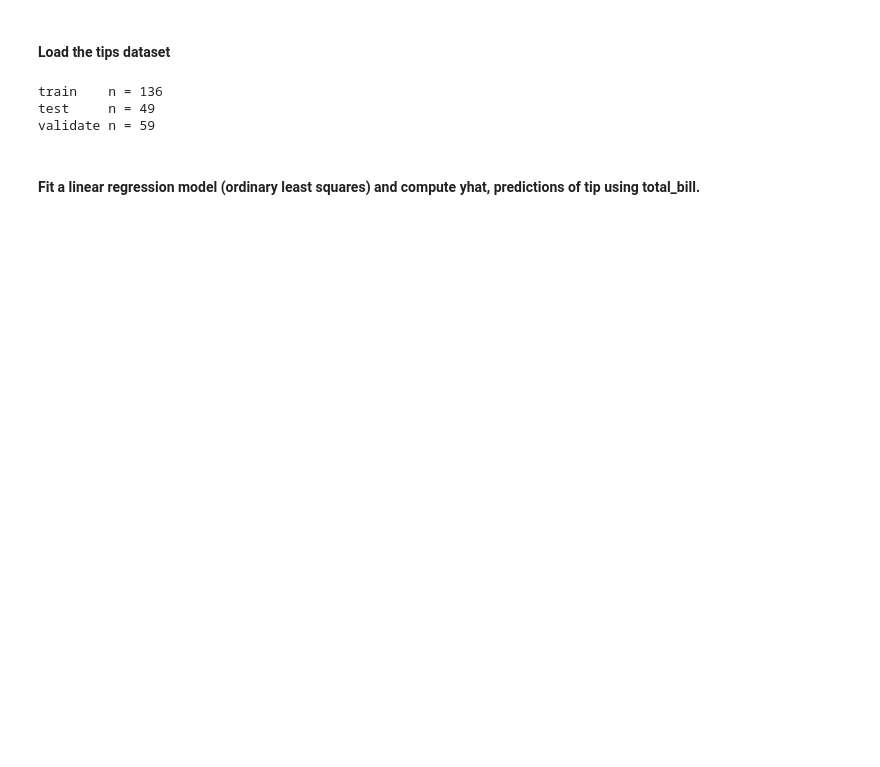
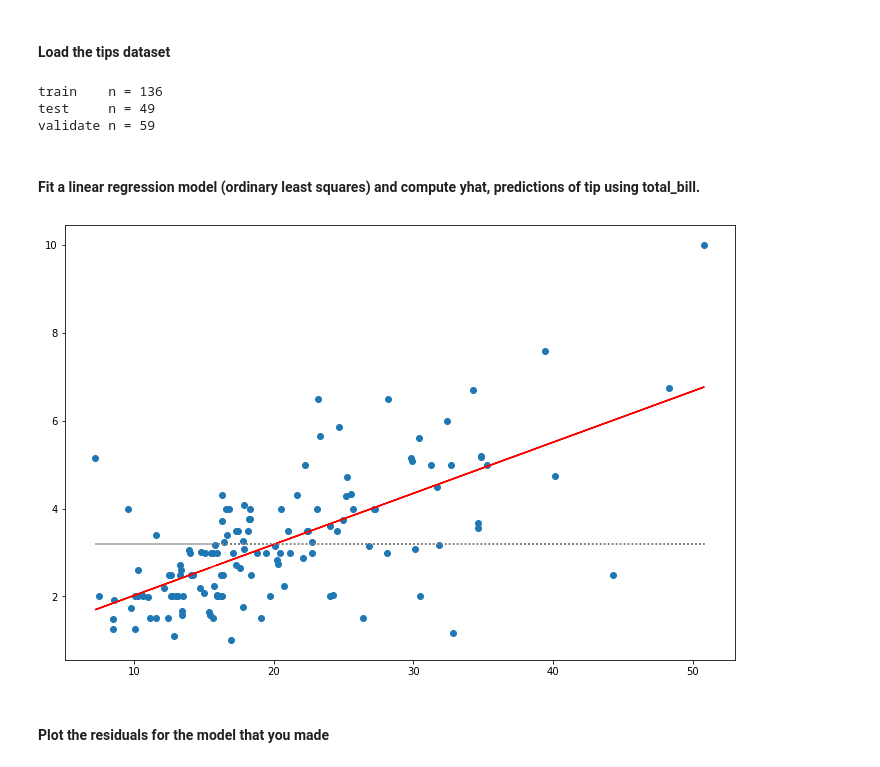
Before and after one commit to bensmith07/regression-exercises, a Jupyter notebook: evaluate.ipynb, the cells around one changed output. Saved outputs shown, nothing was run; the diff lists cells and outputs as text; code cells hidden in the pictures; blank space fills up the shorter version.

```diff
--- a/evaluate.ipynb
+++ b/evaluate.ipynb
@@ -19,7 +21,7 @@ from sklearn.linear_model import LinearRegression
 # %%
 df = data('tips')
 target = 'tip'
-features = [col for col in df.columns if col != target]
+features = ['total_bill']
 # %%
 train, test, validate = wrangle.train_test_validate_split(df)
 # %% [output]
@@ -43,0 +50,17 @@ train_predictions = model.predict(x_train)
+# %%
+results = pd.DataFrame(columns=['x', 'y', 'baseline_predictions', 'train_predictions'])
+# %%
+results['x'] = x_train
+results['y'] = y_train
+results['baseline_predictions'] = y_train.mean()
+results['train_predictions'] = train_predictions
+# %%
+plt.figure(figsize=(12,8))
+plt.scatter(results.x, results.y)
+plt.plot(results.x, results.train_predictions, c='red')
+plt.plot(results.x, results.baseline_predictions, c='grey', ls=':')
+plt.show()
+# %% [output]
+[figure, added]
+# %% [markdown]
+#### Plot the residuals for the model that you made
```
Also changed, not shown: parts of 41 cells of this notebook, 2 other files.
